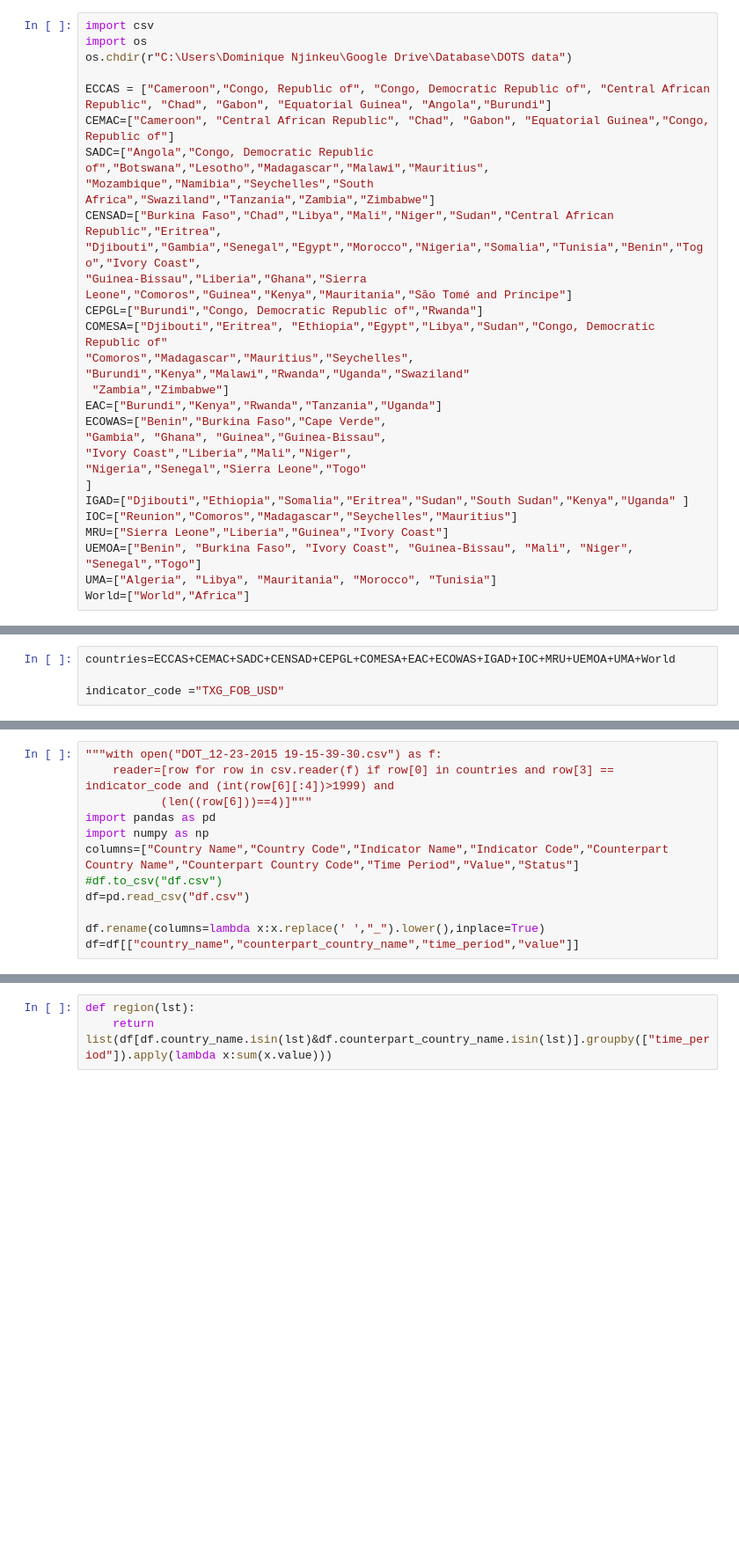
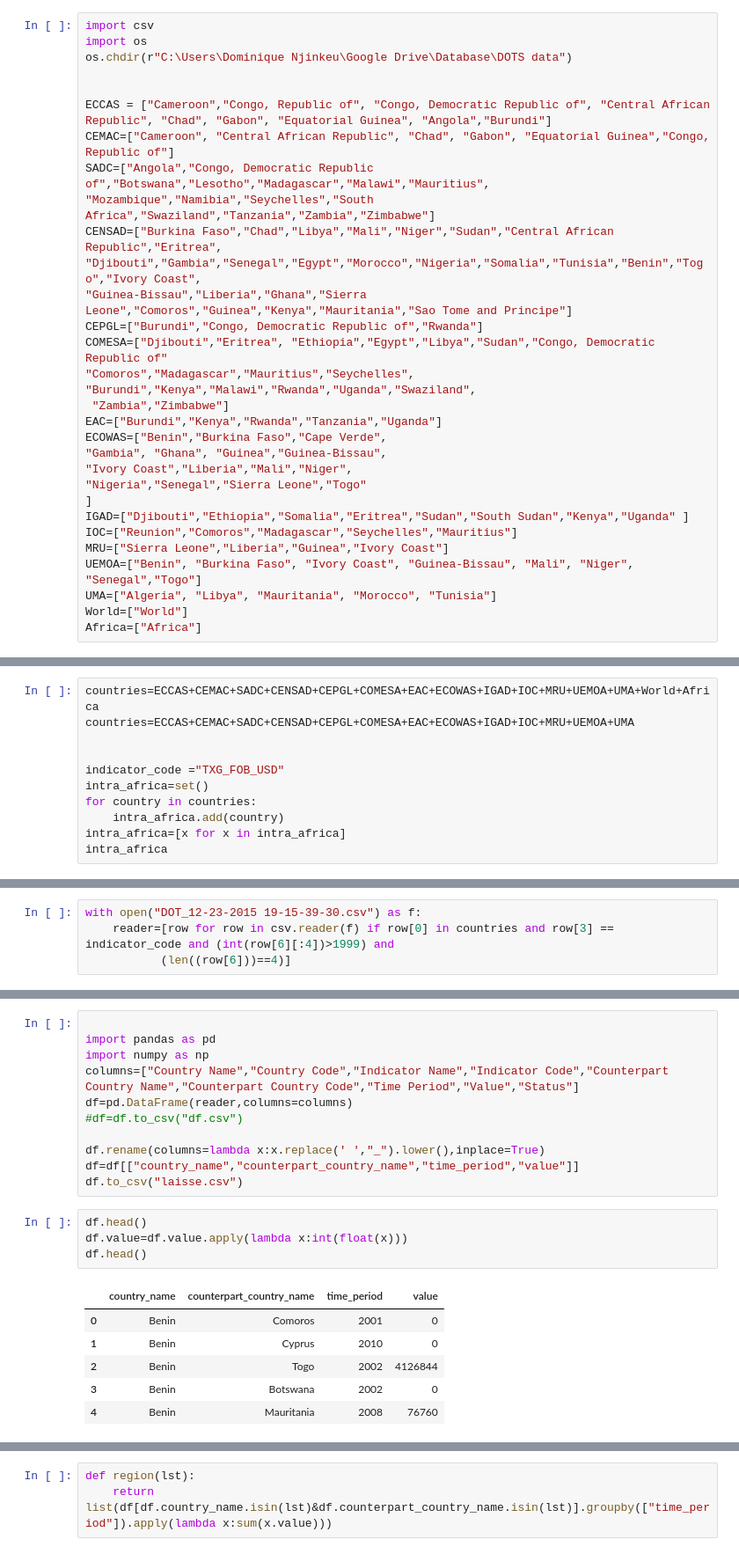
Before and after one commit to pysouzhny/trials, a Jupyter notebook: DOTS.ipynb, the cells around one changed output, grey strips where cells are left out. Shown at 88% size. Drawn from its saved outputs; the diff is of its cells as text; blank space fills up the shorter version.

```diff
--- a/DOTS.ipynb
+++ b/DOTS.ipynb
@@ -2,6 +2,7 @@
 import csv
 import os
 os.chdir(r"C:\Users\Dominique Njinkeu\Google Drive\Database\DOTS data")
+
 
 ECCAS = ["Cameroon","Congo, Republic of", "Congo, Democratic Republic of", "Central African Republic", "Chad", "Gabon", "Equatorial Guinea", "Angola","Burundi"]
 CEMAC=["Cameroon", "Central African Republic", "Chad", "Gabon", "Equatorial Guinea","Congo, Republic of"]
@@ -9,11 +10,11 @@ SADC=["Angola","Congo, Democratic Republic of","Botswana","Lesotho","Madagascar"
 "Mozambique","Namibia","Seychelles","South Africa","Swaziland","Tanzania","Zambia","Zimbabwe"]
 CENSAD=["Burkina Faso","Chad","Libya","Mali","Niger","Sudan","Central African Republic","Eritrea",
 "Djibouti","Gambia","Senegal","Egypt","Morocco","Nigeria","Somalia","Tunisia","Benin","Togo","Ivory Coast",
-"Guinea-Bissau","Liberia","Ghana","Sierra Leone","Comoros","Guinea","Kenya","Mauritania","São Tomé and Príncipe"]
+"Guinea-Bissau","Liberia","Ghana","Sierra Leone","Comoros","Guinea","Kenya","Mauritania","Sao Tome and Principe"]
 CEPGL=["Burundi","Congo, Democratic Republic of","Rwanda"]
 COMESA=["Djibouti","Eritrea", "Ethiopia","Egypt","Libya","Sudan","Congo, Democratic Republic of"
 "Comoros","Madagascar","Mauritius","Seychelles",
-"Burundi","Kenya","Malawi","Rwanda","Uganda","Swaziland"
+"Burundi","Kenya","Malawi","Rwanda","Uganda","Swaziland",
  "Zambia","Zimbabwe"]
 EAC=["Burundi","Kenya","Rwanda","Tanzania","Uganda"]
 ECOWAS=["Benin","Burkina Faso","Cape Verde",
@@ -26,4 +27,5 @@ IOC=["Reunion","Comoros","Madagascar","Seychelles","Mauritius"]
 MRU=["Sierra Leone","Liberia","Guinea","Ivory Coast"]
 UEMOA=["Benin", "Burkina Faso", "Ivory Coast", "Guinea-Bissau", "Mali", "Niger", "Senegal","Togo"]
 UMA=["Algeria", "Libya", "Mauritania", "Morocco", "Tunisia"]
-World=["World","Africa"]
+World=["World"]
+Africa=["Africa"]
@@ -55,4 +32,11 @@ exception=["Advanced Economies",
 # %%
-countries=ECCAS+CEMAC+SADC+CENSAD+CEPGL+COMESA+EAC+ECOWAS+IGAD+IOC+MRU+UEMOA+UMA+World
+countries=ECCAS+CEMAC+SADC+CENSAD+CEPGL+COMESA+EAC+ECOWAS+IGAD+IOC+MRU+UEMOA+UMA+World+Africa
+countries=ECCAS+CEMAC+SADC+CENSAD+CEPGL+COMESA+EAC+ECOWAS+IGAD+IOC+MRU+UEMOA+UMA
+
 
 indicator_code ="TXG_FOB_USD"
+intra_africa=set()
+for country in countries:
+    intra_africa.add(country)
+intra_africa=[x for x in intra_africa]
+intra_africa
@@ -58,0 +61,4 @@ indicator_code ="TXG_FOB_USD"
+# %%
+with open("DOT_12-23-2015 19-15-39-30.csv") as f:
+    reader=[row for row in csv.reader(f) if row[0] in countries and row[3] == indicator_code and (int(row[6][:4])>1999) and
+           (len((row[6]))==4)]
@@ -59,13 +88,23 @@ indicator_code ="TXG_FOB_USD"
 # %%
-"""with open("DOT_12-23-2015 19-15-39-30.csv") as f:
-    reader=[row for row in csv.reader(f) if row[0] in countries and row[3] == indicator_code and (int(row[6][:4])>1999) and
-           (len((row[6]))==4)]"""
+
 import pandas as pd
 import numpy as np
 columns=["Country Name","Country Code","Indicator Name","Indicator Code","Counterpart Country Name","Counterpart Country Code","Time Period","Value","Status"]
-#df.to_csv("df.csv")
-df=pd.read_csv("df.csv")
+df=pd.DataFrame(reader,columns=columns)
+#df=df.to_csv("df.csv")
 
 df.rename(columns=lambda x:x.replace(' ',"_").lower(),inplace=True)
 df=df[["country_name","counterpart_country_name","time_period","value"]]
+df.to_csv("laisse.csv")
+# %%
+df.head()
+df.value=df.value.apply(lambda x:int(float(x)))
+df.head()
+# %% [output]
+|  | country_name | counterpart_country_name | time_period | value |
+| 0 | Benin | Comoros | 2001 | 0 |
+| 1 | Benin | Cyprus | 2010 | 0 |
+| 2 | Benin | Togo | 2002 | 4126844 |
+| 3 | Benin | Botswana | 2002 | 0 |
+| 4 | Benin | Mauritania | 2008 | 76760 |
 # %%
```
Also changed, not shown: parts of 19 cells of this notebook.
